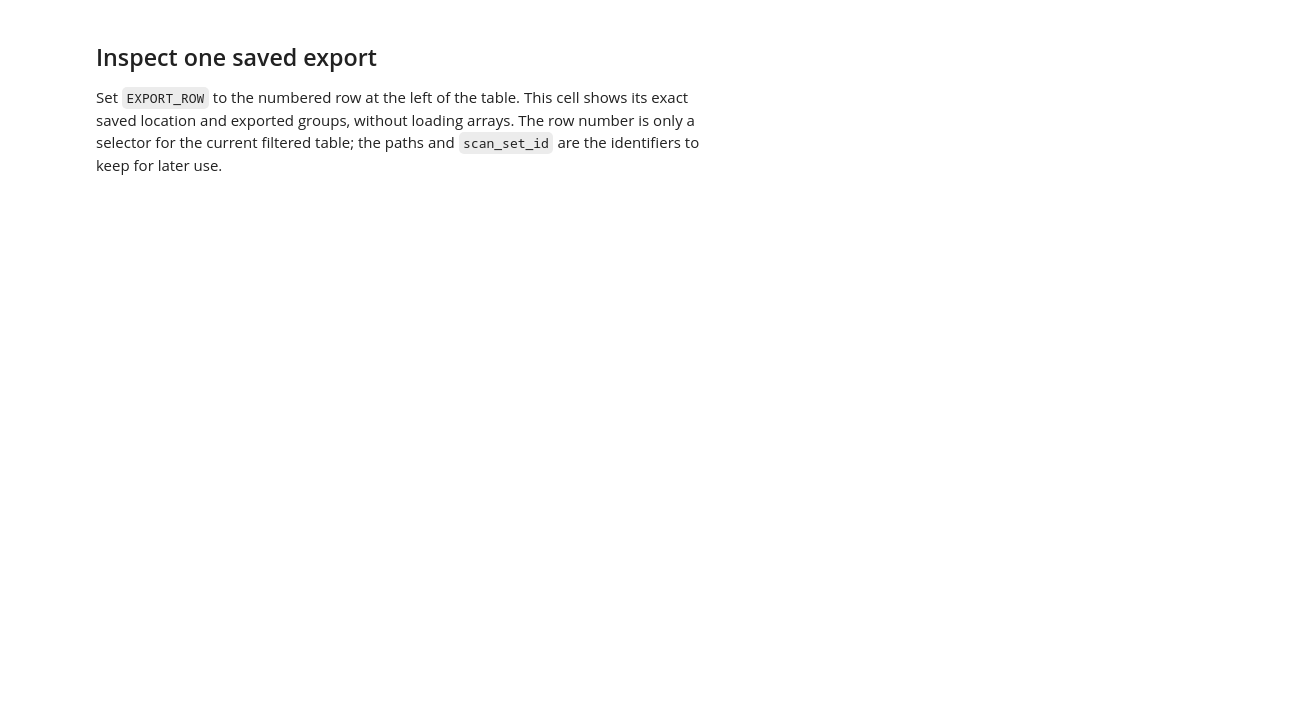
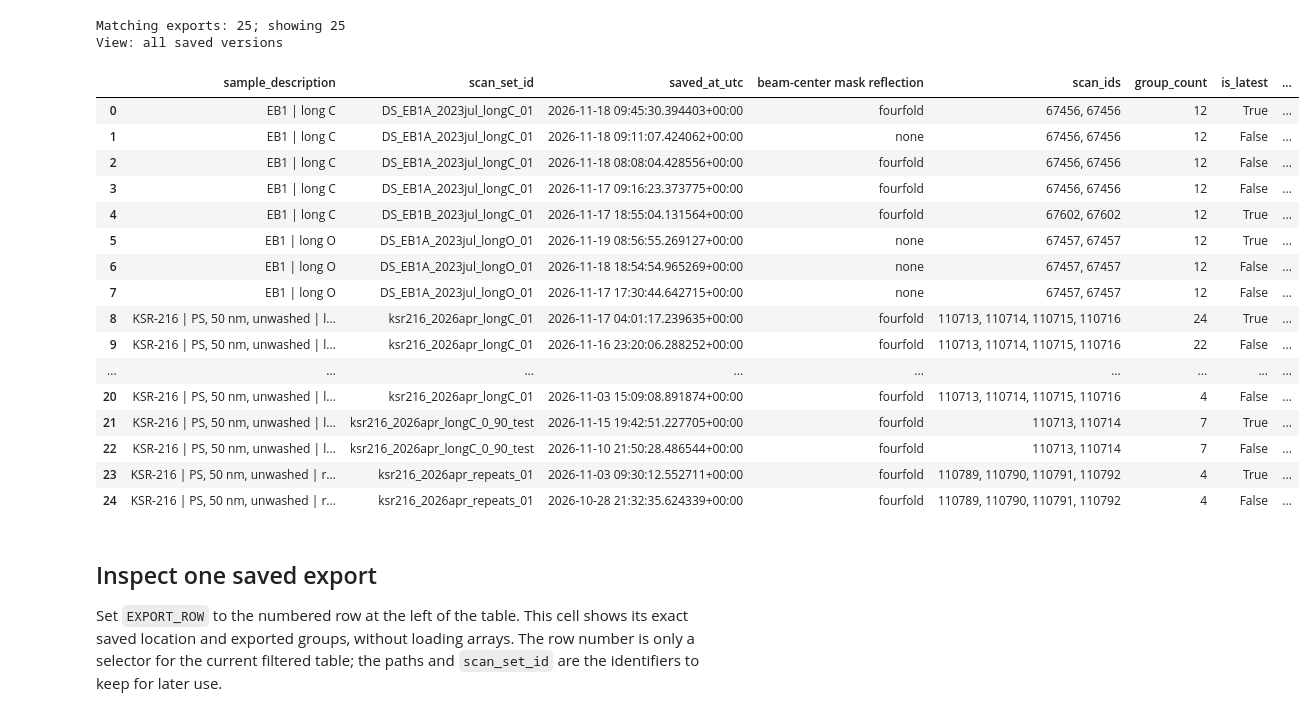
Before and after one commit to KSRandazzo/rsoxs_unified_workup, a Jupyter notebook: notebooks/browse_results.ipynb, the cells around one changed output. Drawn from its saved outputs; the diff is of its cells as text; code cells hidden in the pictures; blank space fills up the shorter version.

Commit message:
Consolidate workup, compact configuration, and results browsing

```diff
--- a/notebooks/browse_results.ipynb
+++ b/notebooks/browse_results.ipynb
@@ -18,15 +347,12 @@ the original manifest is unchanged. Unrecorded energy regions remain unknown.
 # %%
-from importlib import reload
-import pandas as pd
-import rsoxs_unified_workup.catalog as results_catalog
-
-reload(results_catalog)
-
-# None searches the project's results folder, including older layouts.
-# You may instead supply an absolute path to another results folder.
+# None finds a results folder in the working directory or its parents.
+# On another computer, set an absolute path to your copied results folder.
+# Example: RESULTS_ROOT = "/path/to/copied/results"
 RESULTS_ROOT = None
 
-catalog = results_catalog.build_results_catalog(RESULTS_ROOT)
+catalog = build_results_catalog(RESULTS_ROOT)
+for stale_name in ("view", "selected_export", "selected_manifest", "group_table"):
+    globals().pop(stale_name, None)
 
 print("Results folder:", catalog.attrs["results_root"])
 print(f"Saved exports: {len(catalog):,}")
@@ -55,37 +402,65 @@ The table displays at most `DISPLAY_LIMIT` rows; narrow the filters or increase
 # %%
-LATEST_ONLY = True
+for stale_name in ("selected_export", "selected_manifest", "group_table"):
+    globals().pop(stale_name, None)
+
+LATEST_ONLY = False
 SAMPLE_ID = None
 SAMPLE_NAME = None
 SCAN_TYPE = None
 ENERGY_REGION = None
+REFLECTION_MODE = None  # None = all modes; "none" = no mask reflection.
 POLYMER = None
 WASH_STATE = None
 SEARCH = None
 DISPLAY_LIMIT = 100
 
-view = results_catalog.select_results(
+view = select_results(
     catalog,
     latest_only=LATEST_ONLY,
     sample_id=SAMPLE_ID,
     sample_name=SAMPLE_NAME,
     scan_type=SCAN_TYPE,
     energy_region=ENERGY_REGION,
+    reflection_mode=REFLECTION_MODE,
     polymer=POLYMER,
     wash_state=WASH_STATE,
     search=SEARCH,
 )
 
 if isinstance(DISPLAY_LIMIT, bool) or not isinstance(DISPLAY_LIMIT, int) or DISPLAY_LIMIT < 1:
     raise ValueError("DISPLAY_LIMIT must be a positive integer")
 print(f"Matching exports: {len(view):,}; showing {min(len(view), DISPLAY_LIMIT):,}")
 print("View:", "latest save per scan set" if LATEST_ONLY else "all saved versions")
 
 columns = [
     "sample_description", "scan_set_id", "saved_at_utc",
+    "beam_center_reflection_mode",
     "scan_ids", "group_count", "is_latest", "metadata_notes",
 ]
 with pd.option_context("display.max_rows", DISPLAY_LIMIT, "display.max_colwidth", None):
-    display(view.head(DISPLAY_LIMIT)[columns])
+    display(view.head(DISPLAY_LIMIT)[columns].rename(columns={
+        "beam_center_reflection_mode": "beam-center mask reflection",
+    }))
+# %% [output]
+Matching exports: 25; showing 25
+View: all saved versions
+|  | sample_description | scan_set_id | saved_at_utc | beam-center mask reflection | scan_ids | group_count | is_latest | ... |
+| 0 | EB1 | long C | DS_EB1A_2023jul_longC_01 | 2026-11-18 09:45:30.394403+00:00 | fourfold | 67456, 67456 | 12 | True | ... |
+| 1 | EB1 | long C | DS_EB1A_2023jul_longC_01 | 2026-11-18 09:11:07.424062+00:00 | none | 67456, 67456 | 12 | False | ... |
+| 2 | EB1 | long C | DS_EB1A_2023jul_longC_01 | 2026-11-18 08:08:04.428556+00:00 | fourfold | 67456, 67456 | 12 | False | ... |
+| 3 | EB1 | long C | DS_EB1A_2023jul_longC_01 | 2026-11-17 09:16:23.373775+00:00 | fourfold | 67456, 67456 | 12 | False | ... |
+| 4 | EB1 | long C | DS_EB1B_2023jul_longC_01 | 2026-11-17 18:55:04.131564+00:00 | fourfold | 67602, 67602 | 12 | True | ... |
+| 5 | EB1 | long O | DS_EB1A_2023jul_longO_01 | 2026-11-19 08:56:55.269127+00:00 | none | 67457, 67457 | 12 | True | ... |
+| 6 | EB1 | long O | DS_EB1A_2023jul_longO_01 | 2026-11-18 18:54:54.965269+00:00 | none | 67457, 67457 | 12 | False | ... |
+| 7 | EB1 | long O | DS_EB1A_2023jul_longO_01 | 2026-11-17 17:30:44.642715+00:00 | none | 67457, 67457 | 12 | False | ... |
+| 8 | KSR-216 | PS, 50 nm, unwashed | l... | ksr216_2026apr_longC_01 | 2026-11-17 04:01:17.239635+00:00 | fourfold | 110713, 110714, 110715, 110716 | 24 | True | ... |
+| 9 | KSR-216 | PS, 50 nm, unwashed | l... | ksr216_2026apr_longC_01 | 2026-11-16 23:20:06.288252+00:00 | fourfold | 110713, 110714, 110715, 110716 | 22 | False | ... |
+| ... | ... | ... | ... | ... | ... | ... | ... | ... |
+| 20 | KSR-216 | PS, 50 nm, unwashed | l... | ksr216_2026apr_longC_01 | 2026-11-03 15:09:08.891874+00:00 | fourfold | 110713, 110714, 110715, 110716 | 4 | False | ... |
+| 21 | KSR-216 | PS, 50 nm, unwashed | l... | ksr216_2026apr_longC_0_90_test | 2026-11-15 19:42:51.227705+00:00 | fourfold | 110713, 110714 | 7 | True | ... |
+| 22 | KSR-216 | PS, 50 nm, unwashed | l... | ksr216_2026apr_longC_0_90_test | 2026-11-10 21:50:28.486544+00:00 | fourfold | 110713, 110714 | 7 | False | ... |
+| 23 | KSR-216 | PS, 50 nm, unwashed | r... | ksr216_2026apr_repeats_01 | 2026-11-03 09:30:12.552711+00:00 | fourfold | 110789, 110790, 110791, 110792 | 4 | True | ... |
+| 24 | KSR-216 | PS, 50 nm, unwashed | r... | ksr216_2026apr_repeats_01 | 2026-10-28 21:32:35.624339+00:00 | fourfold | 110789, 110790, 110791, 110792 | 4 | False | ... |
 # %% [markdown]
 ## Inspect one saved export
 
```
Also changed, not shown: parts of 8 cells of this notebook, 38 other files.
